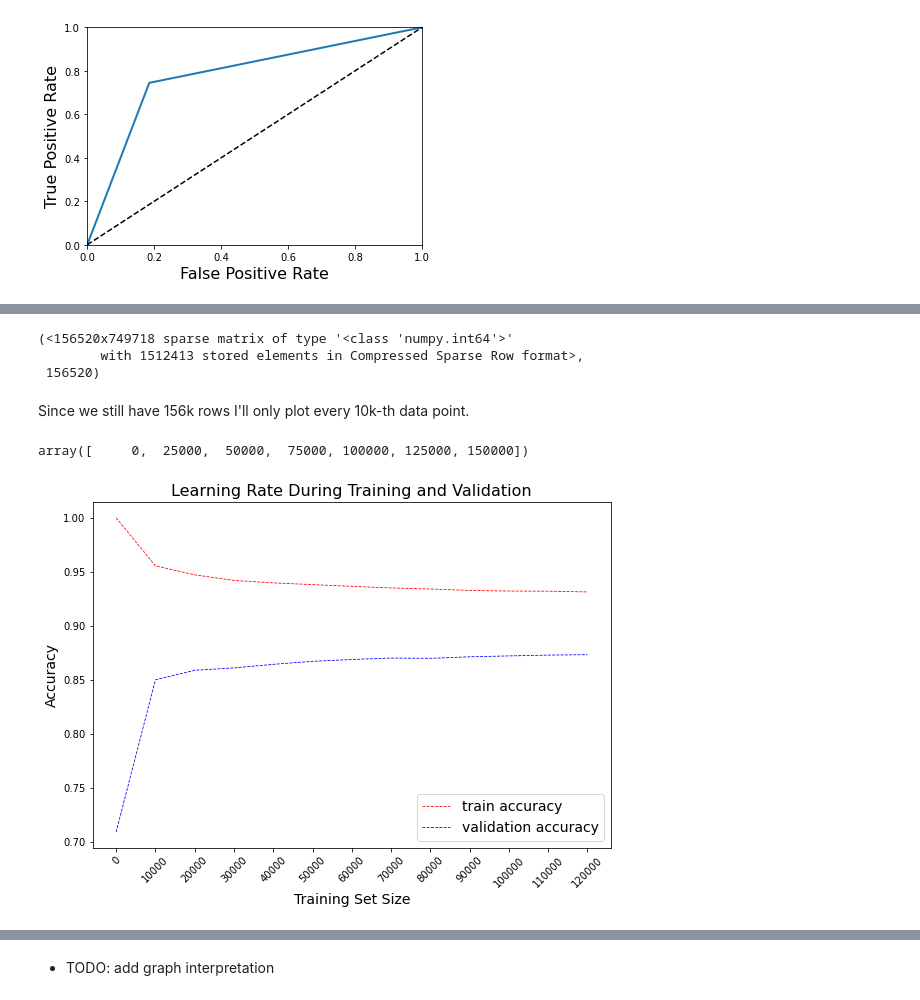
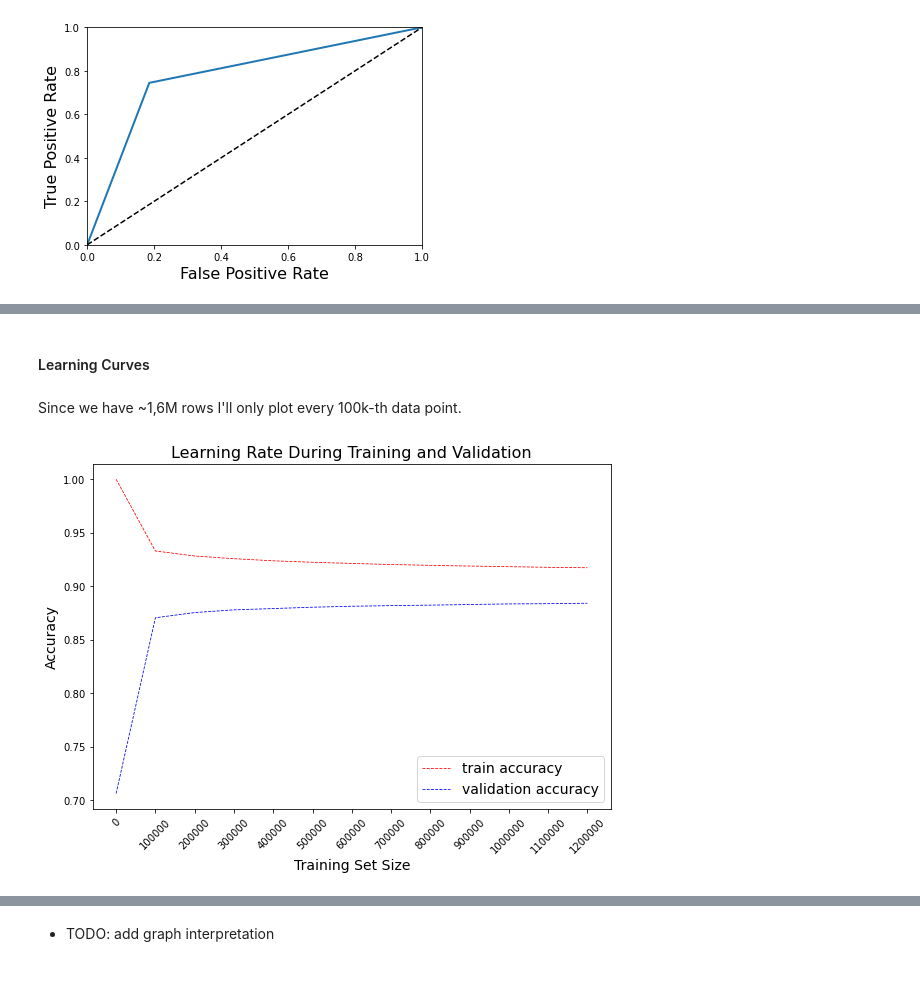
Before and after one commit to BigBangData/NaturalLanguageProcessing, a Jupyter notebook: sentiment140/JN3_Train_Part1.ipynb, the cells around one changed output, grey strips where cells are left out. Cells and saved outputs as stored; diff of their text form; code cells hidden in the pictures.

```diff
--- a/sentiment140/JN3_Train_Part1.ipynb
+++ b/sentiment140/JN3_Train_Part1.ipynb
@@ -402,16 +385,7 @@ sum(y_sample) / len(y_sample)
-# %%
-# sanity checks
-X_filt_bow_sample, len(y_sample)
-# %% [output]
-(<156520x749718 sparse matrix of type '<class 'numpy.int64'>'
-        with 1512413 stored elements in Compressed Sparse Row format>,
- 156520)
+# %% [markdown]
+####  Learning Curves
 # %% [markdown]
-Since we still have 156k rows I'll only plot every 10k-th data point.
+Since we have ~1,6M rows I'll only plot every 100k-th data point.
-# %%
-np.arange(0, 160000, 25000)
-# %% [output]
-array([     0,  25000,  50000,  75000, 100000, 125000, 150000])
 # %%
 @timer
 def plot_learning_curves(model, X, y):
@@ -421,8 +395,8 @@ def plot_learning_curves(model, X, y):
     X_train, X_val, y_train, y_val = train_test_split(X, y, test_size=0.2, random_state=42)
     train_acc, val_acc = [], []
 
-    # plot every 10,000th data point
-    data_granularity = 10000
+    # plot every 100,000th data point
+    data_granularity = 100000
     xs = []
     for m in range(1, X_train.shape[0], data_granularity):
         model.fit(X_train[:m], y_train[:m])
@@ -443,6 +417,6 @@ def plot_learning_curves(model, X, y):
     plt.ylabel("Accuracy", fontsize=14)
     plt.show()
 # %%
-plot_learning_curves(NB_clf, X_filt_bow_sample, y_sample)
+plot_learning_curves(NB_clf, X_filt_bow, y)
 # %% [output]
-[figure, old version]
+[figure, new version]
```
Also changed, not shown: parts of 53 cells of this notebook.
